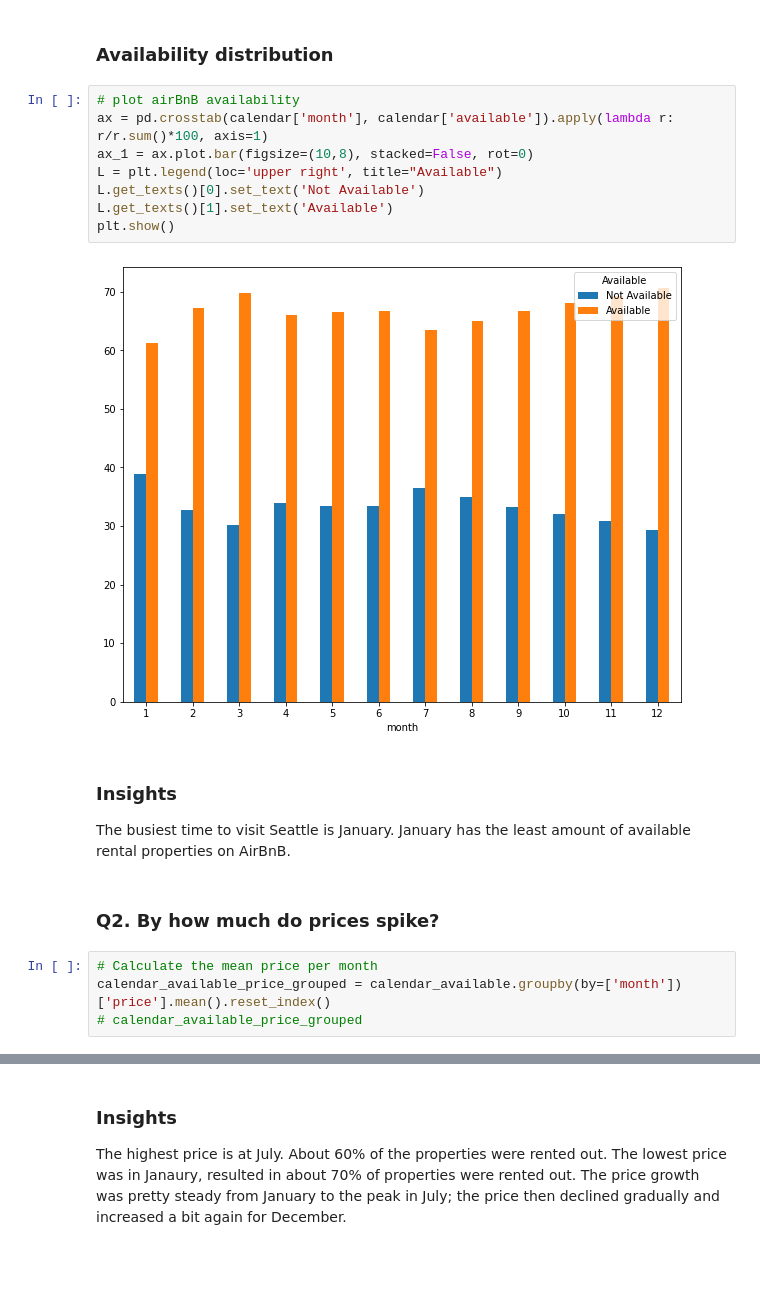
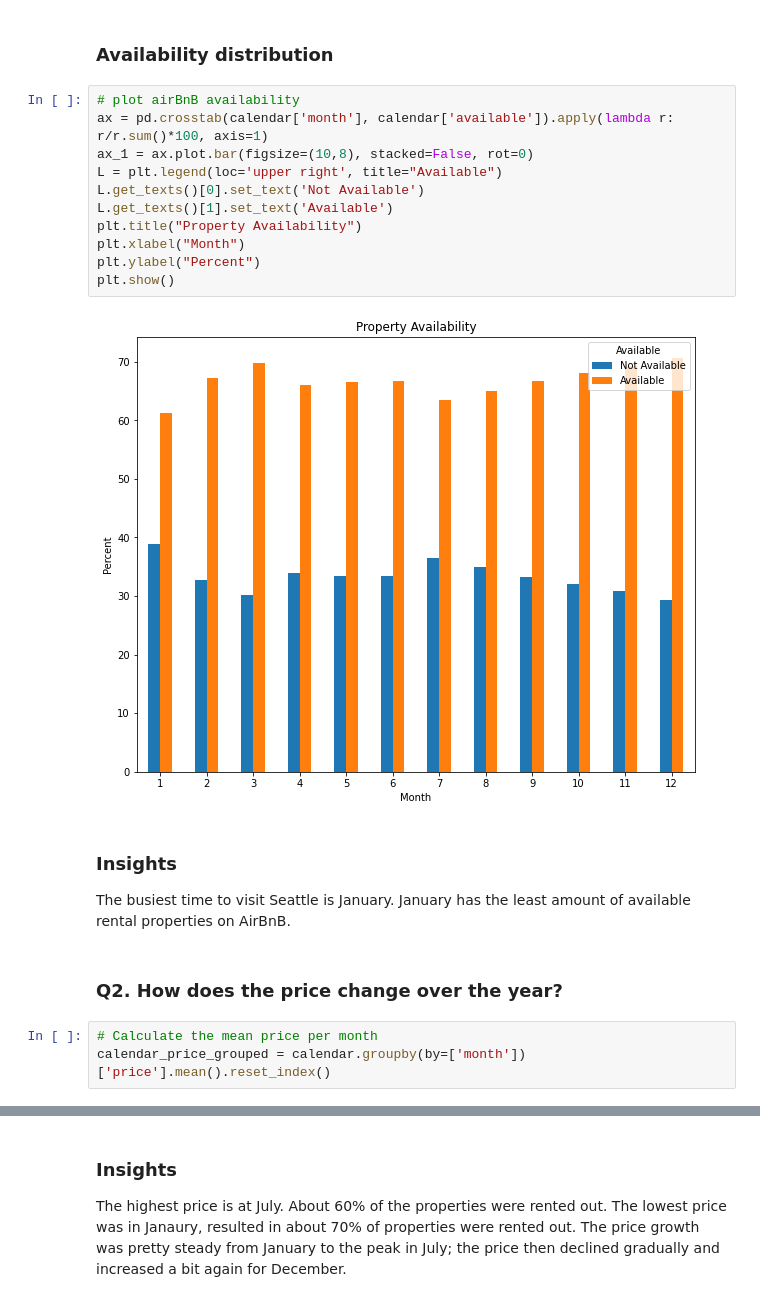
Before and after one commit to stepmn818/AirBnB, a Jupyter notebook: AirBnB Seattle.ipynb, the cells around one changed output, grey strips where cells are left out. Saved outputs shown, nothing was run; the diff lists cells and outputs as text; blank space fills up the shorter version.

```diff
--- a/AirBnB Seattle.ipynb
+++ b/AirBnB Seattle.ipynb
@@ -273,22 +32,24 @@ calendar['price'] = calendar['price'].apply(lambda x:utils.convert2float(x))
 # %%
 # plot airBnB availability
 ax = pd.crosstab(calendar['month'], calendar['available']).apply(lambda r: r/r.sum()*100, axis=1)
 ax_1 = ax.plot.bar(figsize=(10,8), stacked=False, rot=0)
 L = plt.legend(loc='upper right', title="Available")
 L.get_texts()[0].set_text('Not Available')
 L.get_texts()[1].set_text('Available')
+plt.title("Property Availability")
+plt.xlabel("Month")
+plt.ylabel("Percent")
 plt.show()
 # %% [output]
-[figure, old version]
+[figure, new version]
 # %% [markdown]
 ### Insights
 The busiest time to visit Seattle is January. January has the least amount of available rental properties on AirBnB.
-# %% [markdown]
-### Q2. By how much do prices spike?
+# %% [markdown]
+### Q2. How does the price change over the year?
 # %%
 # Calculate the mean price per month
-calendar_available_price_grouped = calendar_available.groupby(by=['month'])['price'].mean().reset_index()
-# calendar_available_price_grouped
+calendar_price_grouped = calendar.groupby(by=['month'])['price'].mean().reset_index()
 # %%
 # plot the price line chart
 plt.figure(figsize=(12,8))
```
Also changed, not shown: parts of 37 cells of this notebook, 1 other file.
